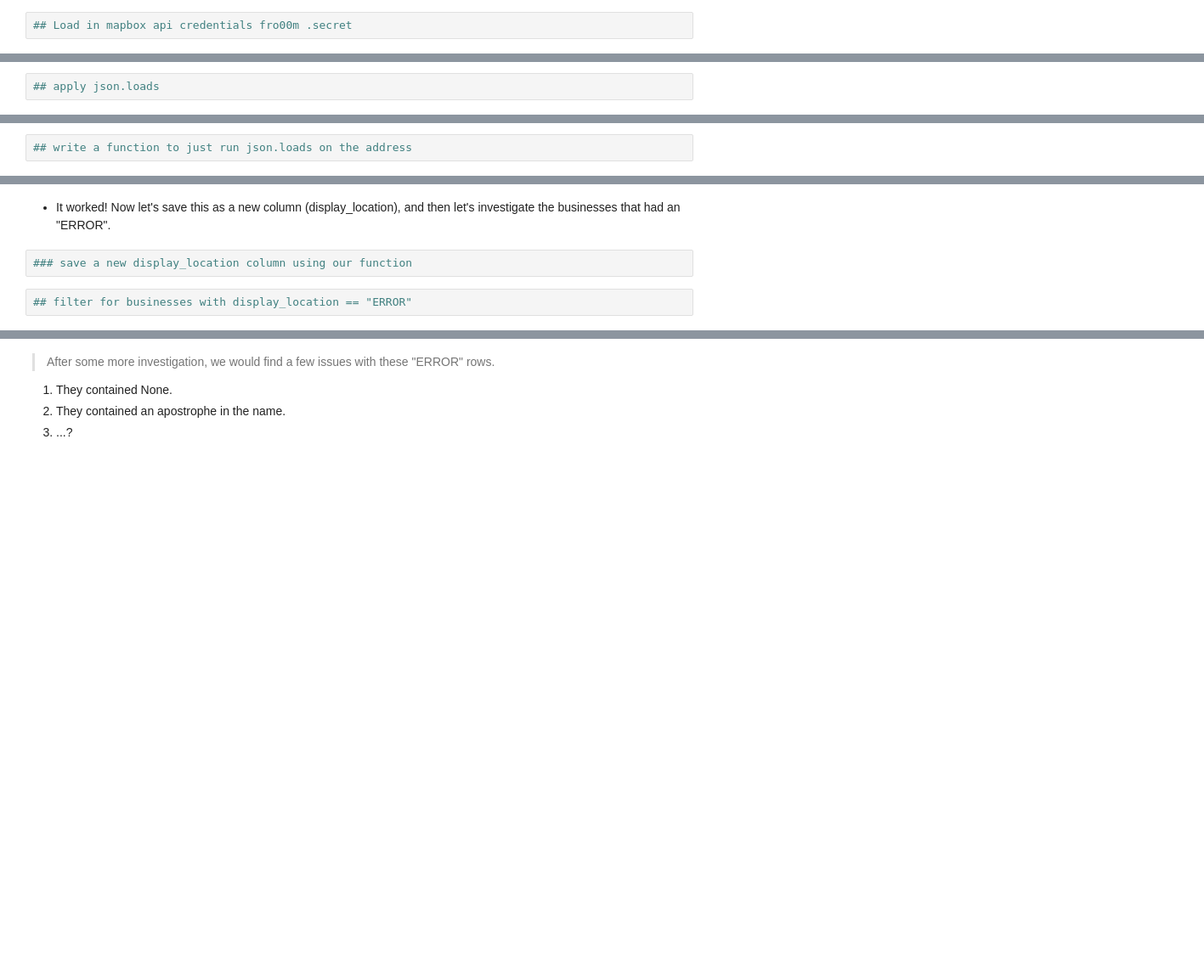
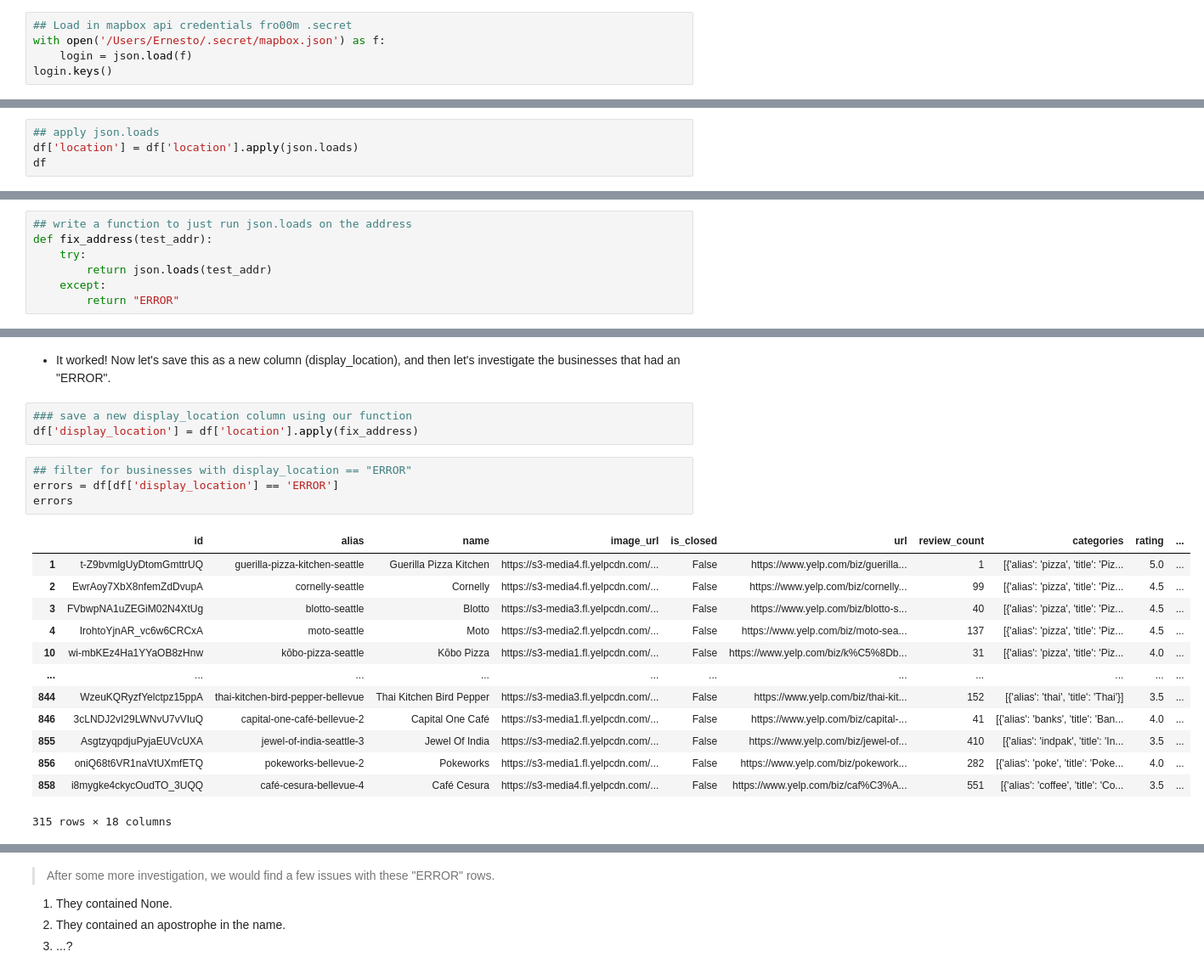
Before and after one commit to MileneCV/data-enrichment-wk14-activity-mapping-yelp-api-results, a Jupyter notebook: Part2-Mapping Yelp Search Results.ipynb, the cells around one changed output, grey strips where cells are left out. Shown at 85% size. Cells and saved outputs as stored; diff of their text form; blank space fills up the shorter version.

```diff
--- a/Part2-Mapping Yelp Search Results.ipynb
+++ b/Part2-Mapping Yelp Search Results.ipynb
@@ -216,3 +216,6 @@ df.head()
 Mapbox API: https://www.mapbox.com/
 # %%
 ## Load in mapbox api credentials fro00m .secret
+with open('/Users/Ernesto/.secret/mapbox.json') as f:
+    login = json.load(f)
+login.keys()
@@ -248,2 +280,4 @@ df
 # %%
 ## apply json.loads
+df['location'] = df['location'].apply(json.loads)
+df
@@ -261,4 +299,9 @@ test_addr
 # %%
 ## write a function to just run json.loads on the address
+def fix_address(test_addr):
+    try:
+        return json.loads(test_addr)
+    except:
+        return "ERROR"
 # %%
 ## test applying our function
@@ -267,7 +324,24 @@ test_addr
 and then let's investigate the businesses that had an "ERROR".
 # %%
 ### save a new display_location column using our function
+df['display_location'] = df['location'].apply(fix_address)
 # %%
 ## filter for businesses with display_location == "ERROR"
+errors = df[df['display_location'] == 'ERROR']
+errors
+# %% [output]
+|  | id | alias | name | image_url | is_closed | url | review_count | categories | rating | ... |
+| 1 | t-Z9bvmlgUyDtomGmttrUQ | guerilla-pizza-kitchen-seattle | Guerilla Pizza Kitchen | https://s3-media4.fl.yelpcdn.com/... | False | https://www.yelp.com/biz/guerilla... | 1 | [{'alias': 'pizza', 'title': 'Piz... | 5.0 | ... |
+| 2 | EwrAoy7XbX8nfemZdDvupA | cornelly-seattle | Cornelly | https://s3-media4.fl.yelpcdn.com/... | False | https://www.yelp.com/biz/cornelly... | 99 | [{'alias': 'pizza', 'title': 'Piz... | 4.5 | ... |
+| 3 | FVbwpNA1uZEGiM02N4XtUg | blotto-seattle | Blotto | https://s3-media3.fl.yelpcdn.com/... | False | https://www.yelp.com/biz/blotto-s... | 40 | [{'alias': 'pizza', 'title': 'Piz... | 4.5 | ... |
+| 4 | IrohtoYjnAR_vc6w6CRCxA | moto-seattle | Moto | https://s3-media2.fl.yelpcdn.com/... | False | https://www.yelp.com/biz/moto-sea... | 137 | [{'alias': 'pizza', 'title': 'Piz... | 4.5 | ... |
+| 10 | wi-mbKEz4Ha1YYaOB8zHnw | kōbo-pizza-seattle | Kōbo Pizza | https://s3-media1.fl.yelpcdn.com/... | False | https://www.yelp.com/biz/k%C5%8Db... | 31 | [{'alias': 'pizza', 'title': 'Piz... | 4.0 | ... |
+| ... | ... | ... | ... | ... | ... | ... | ... | ... | ... | ... |
+| 844 | WzeuKQRyzfYelctpz15ppA | thai-kitchen-bird-pepper-bellevue | Thai Kitchen Bird Pepper | https://s3-media3.fl.yelpcdn.com/... | False | https://www.yelp.com/biz/thai-kit... | 152 | [{'alias': 'thai', 'title': 'Thai'}] | 3.5 | ... |
+| 846 | 3cLNDJ2vI29LWNvU7vVIuQ | capital-one-café-bellevue-2 | Capital One Café | https://s3-media1.fl.yelpcdn.com/... | False | https://www.yelp.com/biz/capital-... | 41 | [{'alias': 'banks', 'title': 'Ban... | 4.0 | ... |
+| 855 | AsgtzyqpdjuPyjaEUVcUXA | jewel-of-india-seattle-3 | Jewel Of India | https://s3-media2.fl.yelpcdn.com/... | False | https://www.yelp.com/biz/jewel-of... | 410 | [{'alias': 'indpak', 'title': 'In... | 3.5 | ... |
+| 856 | oniQ68t6VR1naVtUXmfETQ | pokeworks-bellevue-2 | Pokeworks | https://s3-media1.fl.yelpcdn.com/... | False | https://www.yelp.com/biz/pokework... | 282 | [{'alias': 'poke', 'title': 'Poke... | 4.0 | ... |
+| 858 | i8mygke4ckycOudTO_3UQQ | café-cesura-bellevue-4 | Café Cesura | https://s3-media4.fl.yelpcdn.com/... | False | https://www.yelp.com/biz/caf%C3%A... | 551 | [{'alias': 'coffee', 'title': 'Co... | 3.5 | ... |
+315 rows × 18 columns
 # %%
 ## slice out a new test address and inspect
```
Also changed, not shown: parts of 17 cells of this notebook, 1 other file.
